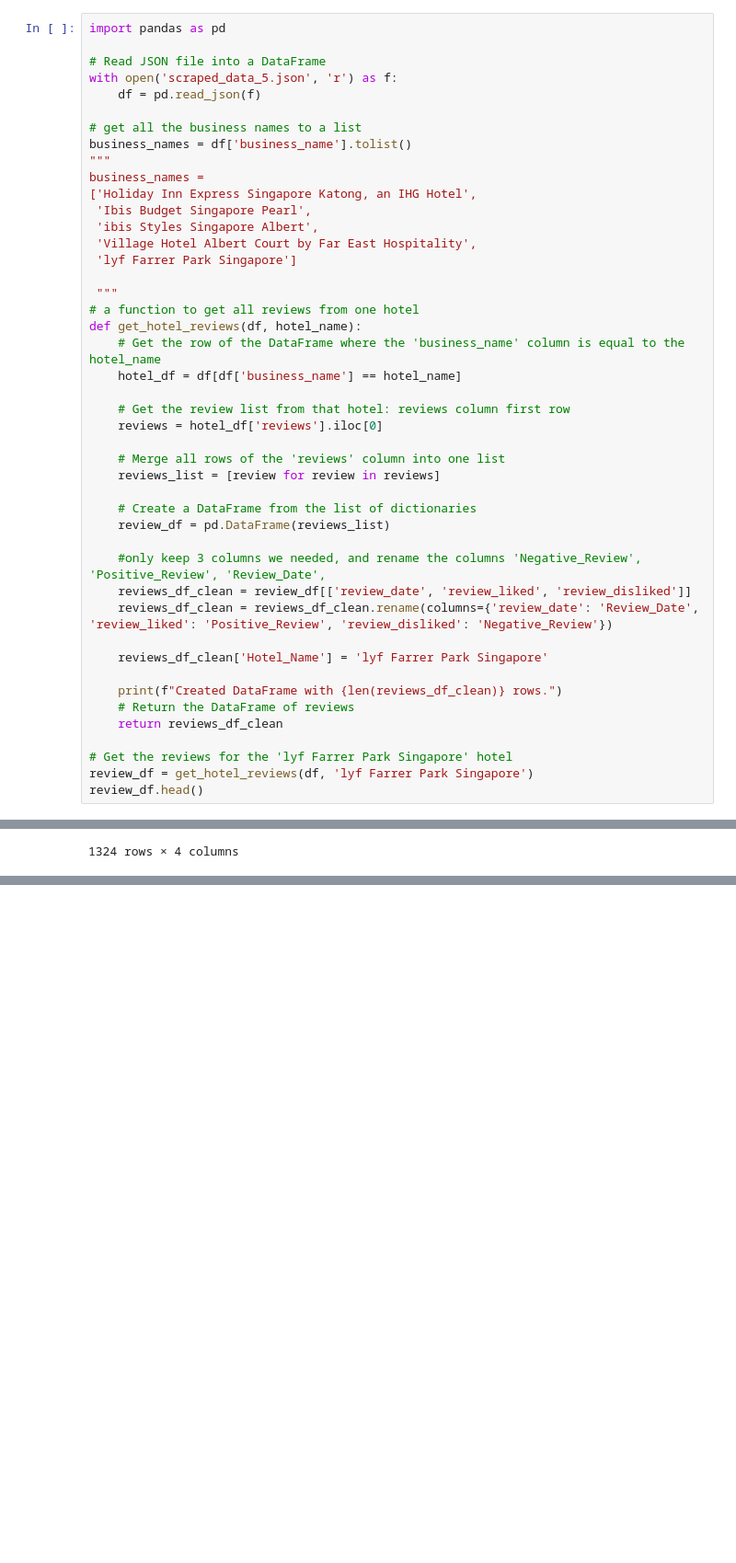
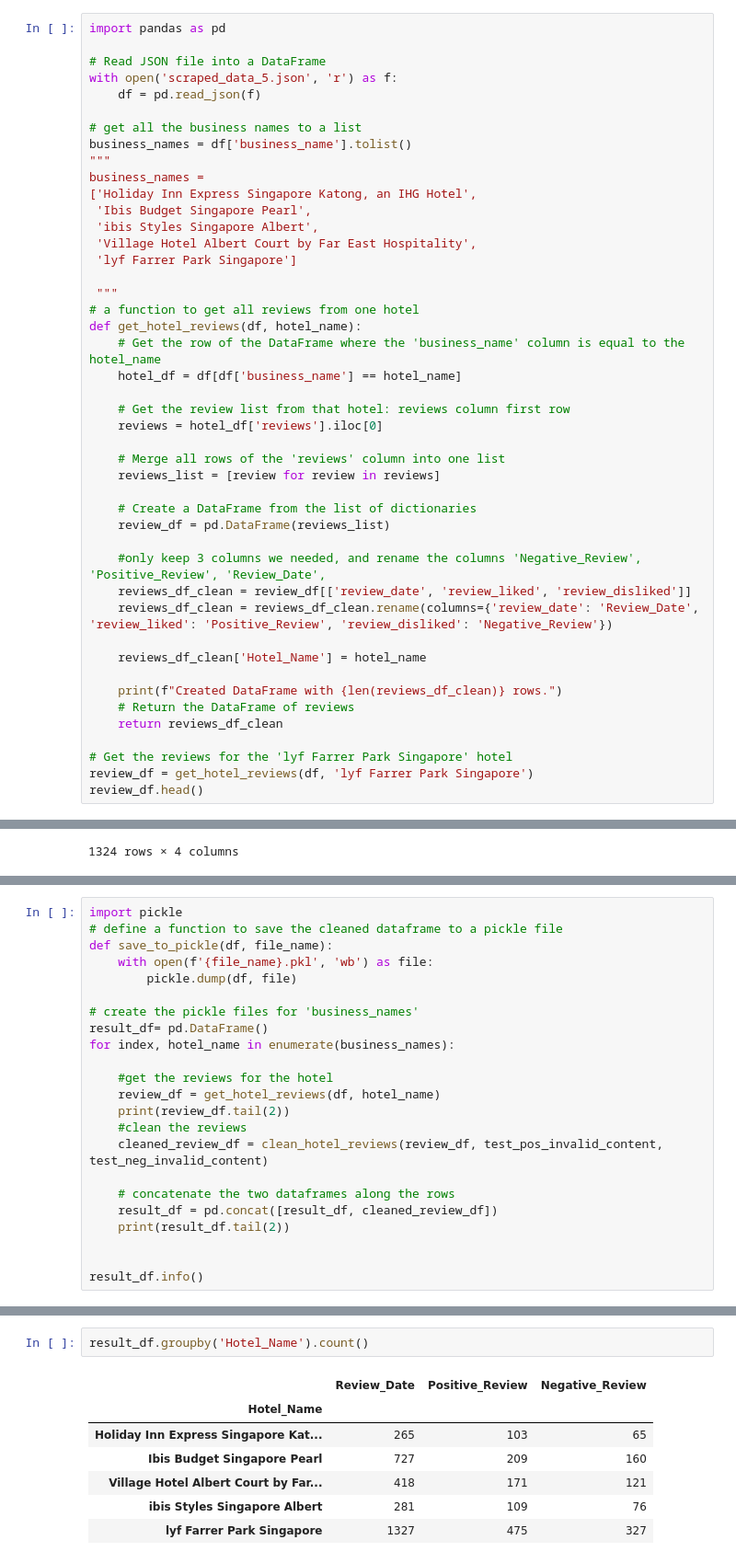
Before and after one commit to UnderGoldSkies/RevuSum, a Jupyter notebook: web_scraping/test_data_read_clean.ipynb, the cells around one changed output, grey strips where cells are left out. Shown: that part at 92% size. Drawn from its saved outputs; the diff is of its cells as text; blank space fills up the shorter version.

```diff
--- a/web_scraping/test_data_read_clean.ipynb
+++ b/web_scraping/test_data_read_clean.ipynb
@@ -36,7 +36,7 @@ def get_hotel_reviews(df, hotel_name):
     reviews_df_clean = review_df[['review_date', 'review_liked', 'review_disliked']]
     reviews_df_clean = reviews_df_clean.rename(columns={'review_date': 'Review_Date', 'review_liked': 'Positive_Review', 'review_disliked': 'Negative_Review'})
 
-    reviews_df_clean['Hotel_Name'] = 'lyf Farrer Park Singapore'
+    reviews_df_clean['Hotel_Name'] = hotel_name
 
     print(f"Created DataFrame with {len(reviews_df_clean)} rows.")
     # Return the DataFrame of reviews
@@ -154,0 +157,23 @@ memory usage: 51.7+ KB
+# %%
+import pickle
+# define a function to save the cleaned dataframe to a pickle file
+def save_to_pickle(df, file_name):
+    with open(f'{file_name}.pkl', 'wb') as file:
+        pickle.dump(df, file)
+
+# create the pickle files for 'business_names'
+result_df= pd.DataFrame()
+for index, hotel_name in enumerate(business_names):
+
+    #get the reviews for the hotel
+    review_df = get_hotel_reviews(df, hotel_name)
+    print(review_df.tail(2))
+    #clean the reviews
+    cleaned_review_df = clean_hotel_reviews(review_df, test_pos_invalid_content, test_neg_invalid_content)
+
+    # concatenate the two dataframes along the rows
+    result_df = pd.concat([result_df, cleaned_review_df])
+    print(result_df.tail(2))
+
+
+result_df.info()
@@ -154,0 +317,10 @@ memory usage: 51.7+ KB
+# %%
+result_df.groupby('Hotel_Name').count()
+# %% [output]
+|  | Review_Date | Positive_Review | Negative_Review |
+| Hotel_Name |  |  |  |
+| Holiday Inn Express Singapore Kat... | 265 | 103 | 65 |
+| Ibis Budget Singapore Pearl | 727 | 209 | 160 |
+| Village Hotel Albert Court by Far... | 418 | 171 | 121 |
+| ibis Styles Singapore Albert | 281 | 109 | 76 |
+| lyf Farrer Park Singapore | 1327 | 475 | 327 |
```
Also changed, not shown: parts of 5 cells of this notebook.
